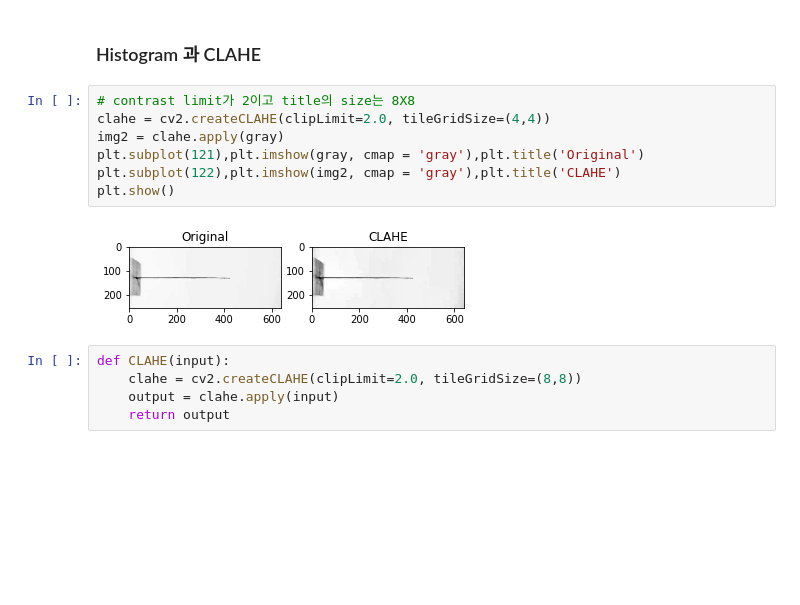
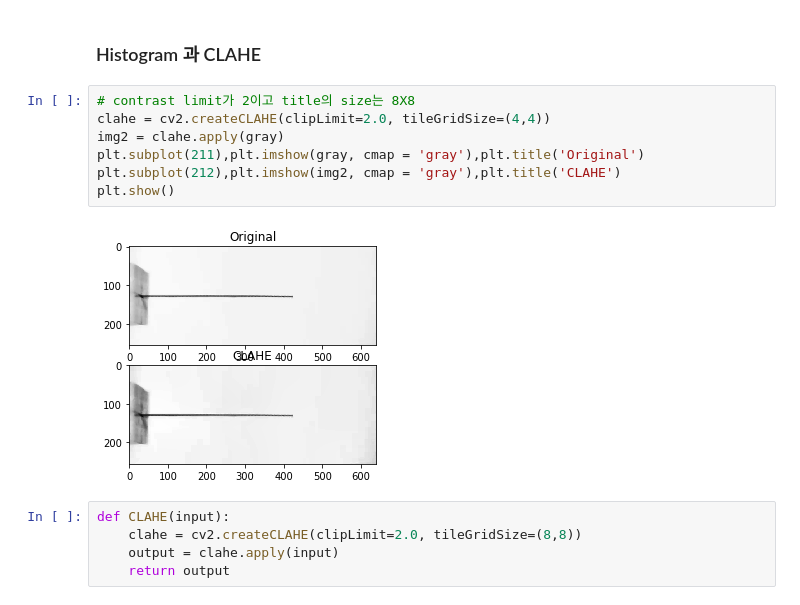
Before and after one commit to 2Chanhee/pyEVM, a Jupyter notebook: pyEVM.ipynb, the cells around one changed output. Cells and saved outputs as stored; diff of their text form; blank space fills up the shorter version.

```diff
--- a/pyEVM.ipynb
+++ b/pyEVM.ipynb
@@ -35,12 +32,12 @@ Shape of image is :  (256, 640)
 # %%
 # contrast limit가 2이고 title의 size는 8X8
 clahe = cv2.createCLAHE(clipLimit=2.0, tileGridSize=(4,4))
 img2 = clahe.apply(gray)
-plt.subplot(121),plt.imshow(gray, cmap = 'gray'),plt.title('Original')
-plt.subplot(122),plt.imshow(img2, cmap = 'gray'),plt.title('CLAHE')
+plt.subplot(211),plt.imshow(gray, cmap = 'gray'),plt.title('Original')
+plt.subplot(212),plt.imshow(img2, cmap = 'gray'),plt.title('CLAHE')
 plt.show()
 # %% [output]
-[figure, old version]
+[figure, new version]
 # %%
 def CLAHE(input):
     clahe = cv2.createCLAHE(clipLimit=2.0, tileGridSize=(8,8))
```
Also changed, not shown: parts of 11 cells of this notebook, 10 other files.
